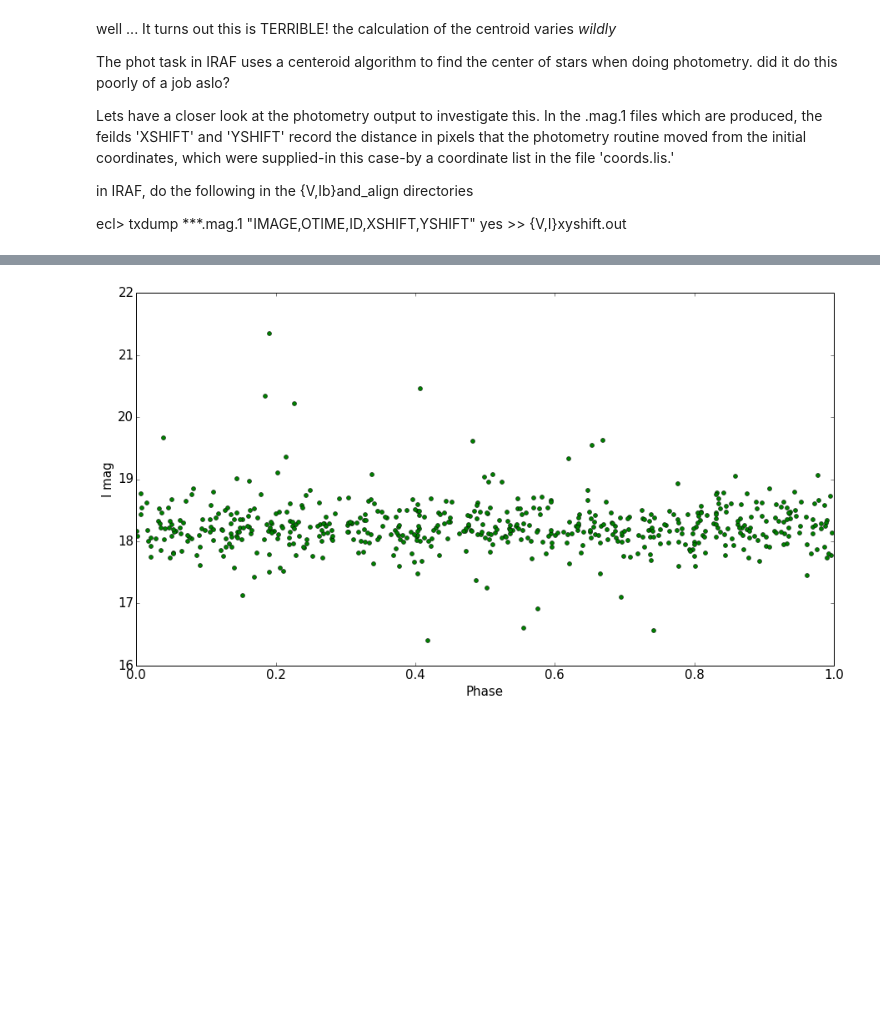
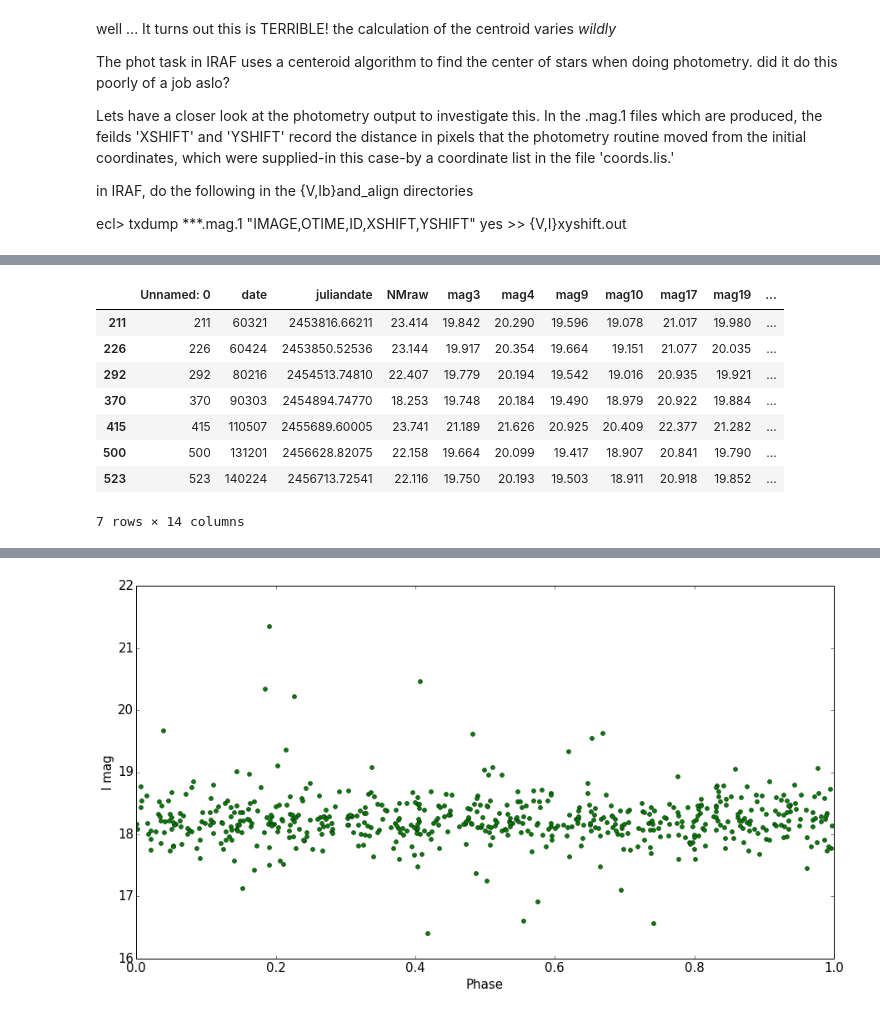
Before and after one commit to ih64/NovaMusca, a Jupyter notebook: NovaMuscaCalibration.v3.ipynb, the cells around one changed output, grey strips where cells are left out. Drawn from its saved outputs; the diff is of its cells as text; code cells hidden in the pictures; blank space fills up the shorter version.

```diff
--- a/NovaMuscaCalibration.v3.ipynb
+++ b/NovaMuscaCalibration.v3.ipynb
@@ -691,3 +691,9 @@ Lets have a closer look at the photometry output to investigate this. In the .ma
 in IRAF, do the following in the {V,Ib}and_align directories
 
 ecl> txdump ***.mag.1 "IMAGE,OTIME,ID,XSHIFT,YSHIFT" yes >> {V,I}xyshift.out
+# %%
+#read in the output of {V,I}xyshift.out to panda data frames so we can do stuff
+Vdeltaxy=pd.read_table('Vxyshift.out', names=['image','juliandate','id','xshift','yshift'], sep='\s+')
+
+#lets see if the centroid shifted by more than 2 pixels in either x or y direction for NM
+Vdeltaxy[(Vdeltaxy.id == 1) & ((np.abs(Vdeltaxy.xshift) > 3 ) | (np.abs(Vdeltaxy.xshift) > 3))]
@@ -693,0 +712,16 @@ ecl> txdump ***.mag.1 "IMAGE,OTIME,ID,XSHIFT,YSHIFT" yes >> {V,I}xyshift.out
+# %%
+NMVcal=pd.read_csv('NMV.csv')
+NMVcal[NMVcal.juliandate.isin(
+    Vdeltaxy[(Vdeltaxy.id == 1)
+             & ((np.abs(Vdeltaxy.xshift) > 3 )
+                | (np.abs(Vdeltaxy.xshift) > 3))].juliandate.values)]
+# %% [output]
+|  | Unnamed: 0 | date | juliandate | NMraw | mag3 | mag4 | mag9 | mag10 | mag17 | mag19 | ... |
+| 211 | 211 | 60321 | 2453816.66211 | 23.414 | 19.842 | 20.290 | 19.596 | 19.078 | 21.017 | 19.980 | ... |
+| 226 | 226 | 60424 | 2453850.52536 | 23.144 | 19.917 | 20.354 | 19.664 | 19.151 | 21.077 | 20.035 | ... |
+| 292 | 292 | 80216 | 2454513.74810 | 22.407 | 19.779 | 20.194 | 19.542 | 19.016 | 20.935 | 19.921 | ... |
+| 370 | 370 | 90303 | 2454894.74770 | 18.253 | 19.748 | 20.184 | 19.490 | 18.979 | 20.922 | 19.884 | ... |
+| 415 | 415 | 110507 | 2455689.60005 | 23.741 | 21.189 | 21.626 | 20.925 | 20.409 | 22.377 | 21.282 | ... |
+| 500 | 500 | 131201 | 2456628.82075 | 22.158 | 19.664 | 20.099 | 19.417 | 18.907 | 20.841 | 19.790 | ... |
+| 523 | 523 | 140224 | 2456713.72541 | 22.116 | 19.750 | 20.193 | 19.503 | 18.911 | 20.918 | 19.852 | ... |
+7 rows × 14 columns
```
Also changed, not shown: parts of 11 cells of this notebook, 7 other files.
